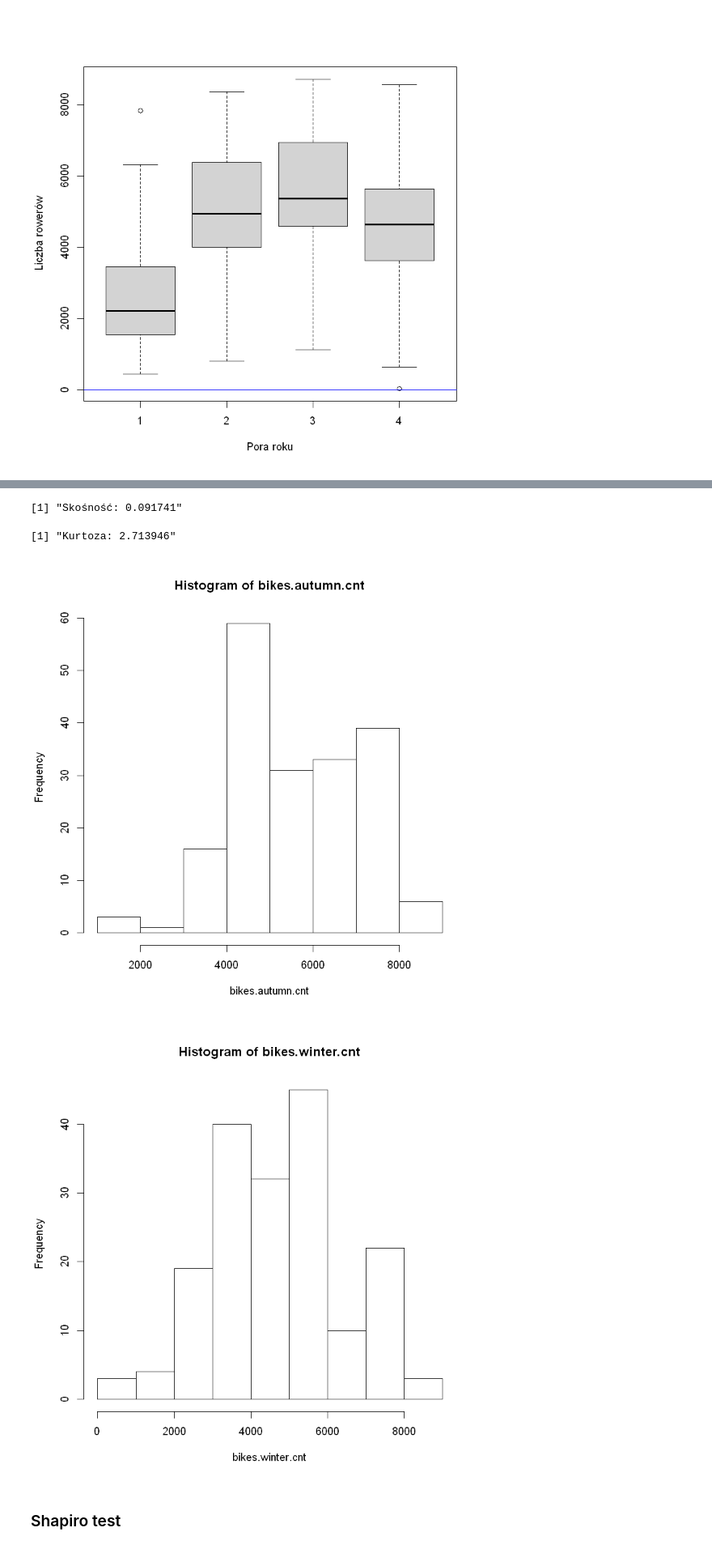
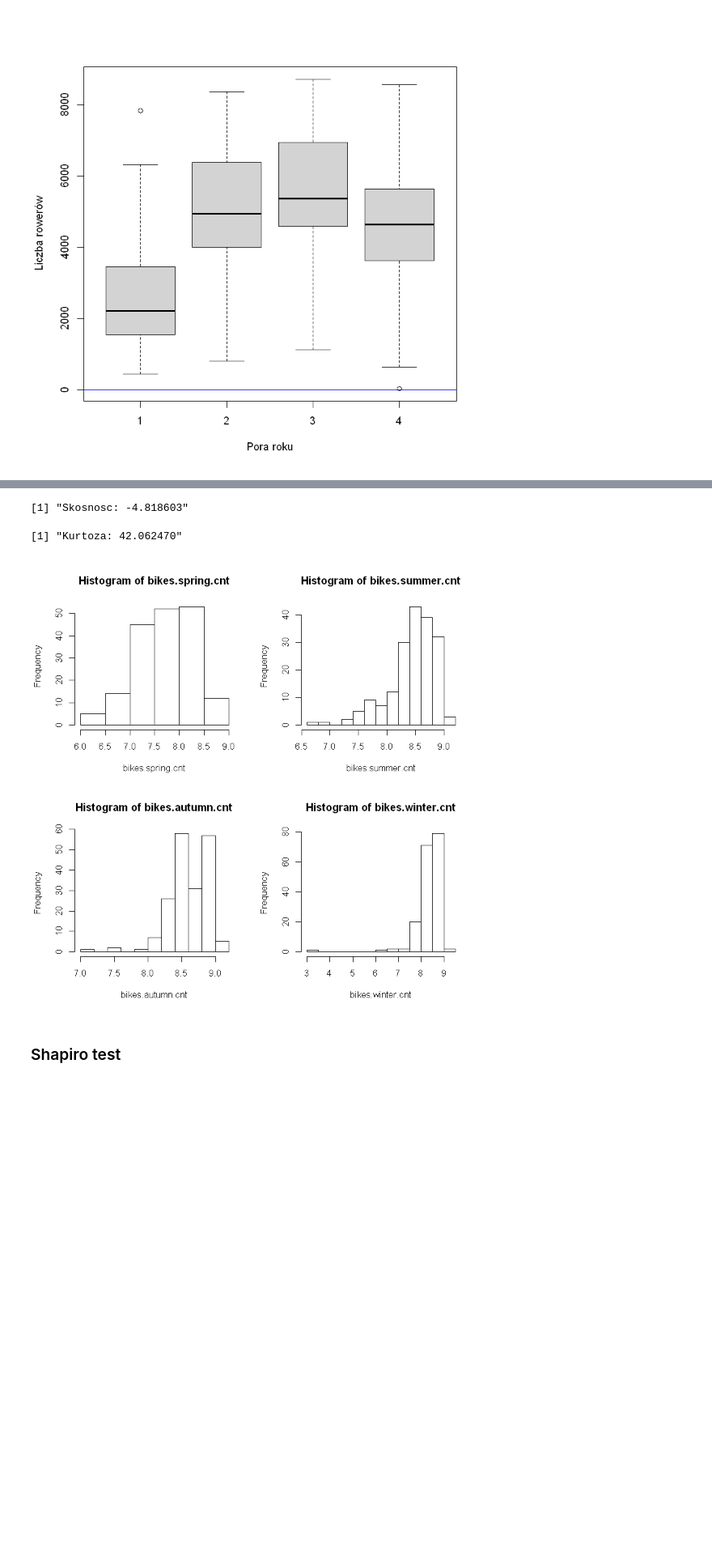
Before and after one commit to durden2/regression_models_pk, a Jupyter notebook: Anova.ipynb, the cells around one changed output, grey strips where cells are left out. Shown at 81% size. Saved outputs shown, nothing was run; the diff lists cells and outputs as text; code cells hidden in the pictures; blank space fills up the shorter version.

```diff
--- a/Anova.ipynb
+++ b/Anova.ipynb
@@ -11,10 +11,12 @@ head(bikes)
 | 2011-01-05 | 1 | 0 | 1 | 0 | 3 | 1 | 1 | 0.226957 | 0.229270 | 0.436957 | ... |
 | 2011-01-06 | 1 | 0 | 1 | 0 | 4 | 1 | 1 | 0.204348 | 0.233209 | 0.518261 | ... |
 # %%
-bikes.spring.cnt = bikes$cnt[bikes$season == 1]
-bikes.summer.cnt = bikes$cnt[bikes$season == 2]
-bikes.autumn.cnt = bikes$cnt[bikes$season == 3]
-bikes.winter.cnt = bikes$cnt[bikes$season == 4]
+# Wrzuciłem to logarytmowanie, żeby poprawić histogramy, ale nie wiem czy to będzie grało
+
+bikes.spring.cnt = log(bikes$cnt[bikes$season == 1])
+bikes.summer.cnt = log(bikes$cnt[bikes$season == 2])
+bikes.autumn.cnt = log(bikes$cnt[bikes$season == 3])
+bikes.winter.cnt = log(bikes$cnt[bikes$season == 4])
 # %%
 boxplot(cnt~season,data=bikes,col="light gray",
         ylab = "Liczba rowerów", xlab = "Pora roku")
@@ -22,6 +24,7 @@ abline(h=0,col="blue")
 # %% [output]
 [figure]
 # %%
+par(mfrow = c(2,2))
 #bikes.spring.cnt
 sprintf("Skośność: %f", skewness(bikes.spring.cnt))
 sprintf("Kurtoza: %f", kurtosis(bikes.spring.cnt))
@@ -53,7 +54,6 @@ hist(bikes.winter.cnt)
-[1] "Skośność: 0.091741"
+[1] "Skosnosc: -4.818603"
-[1] "Kurtoza: 2.713946"
+[1] "Kurtoza: 42.062470"
-[figure, removed]
-[figure, removed]
+[figure, new version]
 # %% [markdown]
 ### Shapiro test
 # %% [markdown]
```
Also changed, not shown: parts of 2 cells of this notebook, 3 other files.
